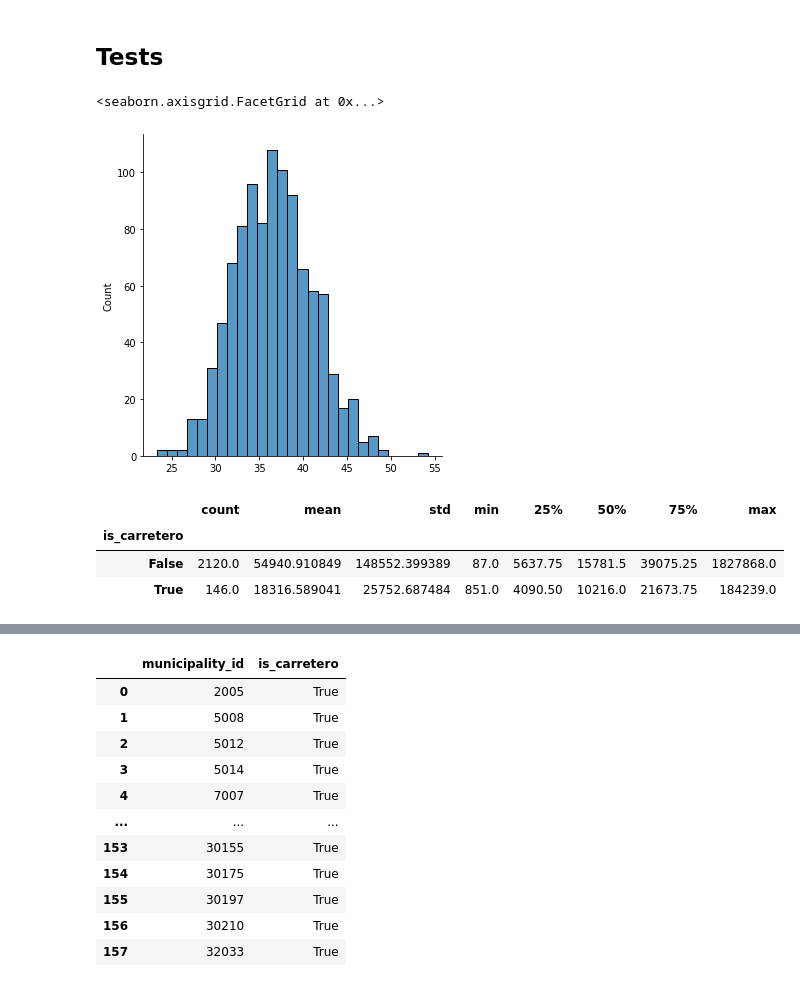
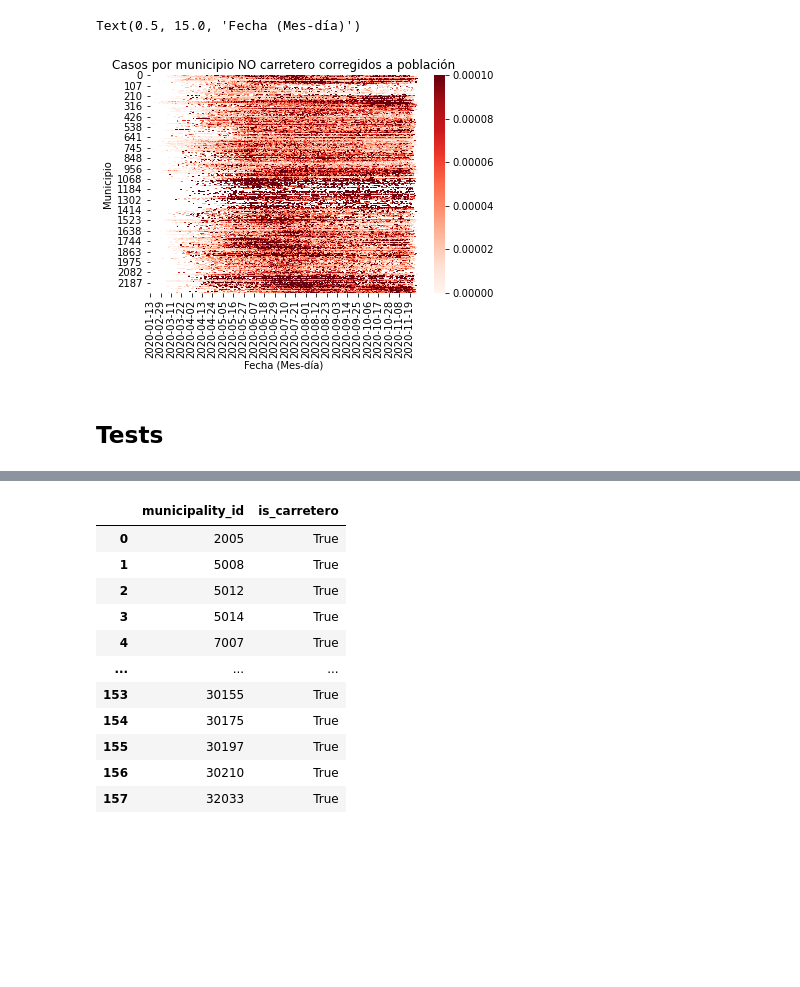
Before and after one commit to ddiannae/datamexico-covid, a Jupyter notebook: jupyter/Lista_de_municipios.ipynb, the cells around one changed output, grey strips where cells are left out. Cells and saved outputs as stored; diff of their text form; code cells hidden in the pictures; blank space fills up the shorter version.

```diff
--- a/jupyter/Lista_de_municipios.ipynb
+++ b/jupyter/Lista_de_municipios.ipynb
@@ -128,3 +130,13 @@ first_cases['days_to_01'] = (first_cases['date_01'] - first_cases['first_case'])
+# %%
+fig, ax = plt.subplots()
+g = sns.heatmap(cases_carr[cases_carr.is_carretero==False][dates], vmin=0, vmax=0.0001, ax=ax,
+               cmap=plt.cm.Reds)
+ax.set_title('Casos por municipio NO carretero corregidos a población')
+ax.set_ylabel('Municipio')
+ax.set_xlabel('Fecha (Mes-día)')
+# %% [output]
+Text(0.5, 15.0, 'Fecha (Mes-día)')
+[figure, added]
 # %% [markdown]
 ## Tests
 # %%
@@ -137,15 +149,3 @@ for i in range(1000):
     idx = np.random.choice(not_carr.shape[0], muns.shape[0])
     chunk = not_carr.iloc[idx]
     sample_mean.append(chunk['days_to_01'].mean())
-# %%
-sns.displot(sample_mean)
-# %% [output]
-<seaborn.axisgrid.FacetGrid at 0x...>
-[figure, removed]
-# %%
-first_cases.groupby('is_carretero').poblacion_total.describe()
-# %% [output]
-|  | count | mean | std | min | 25% | 50% | 75% | max |
-| is_carretero |  |  |  |  |  |  |  |  |
-| False | 2120.0 | 54940.910849 | 148552.399389 | 87.0 | 5637.75 | 15781.5 | 39075.25 | 1827868.0 |
-| True | 146.0 | 18316.589041 | 25752.687484 | 851.0 | 4090.50 | 10216.0 | 21673.75 | 184239.0 |
```
Also changed, not shown: parts of 38 cells of this notebook, 1 other file.
